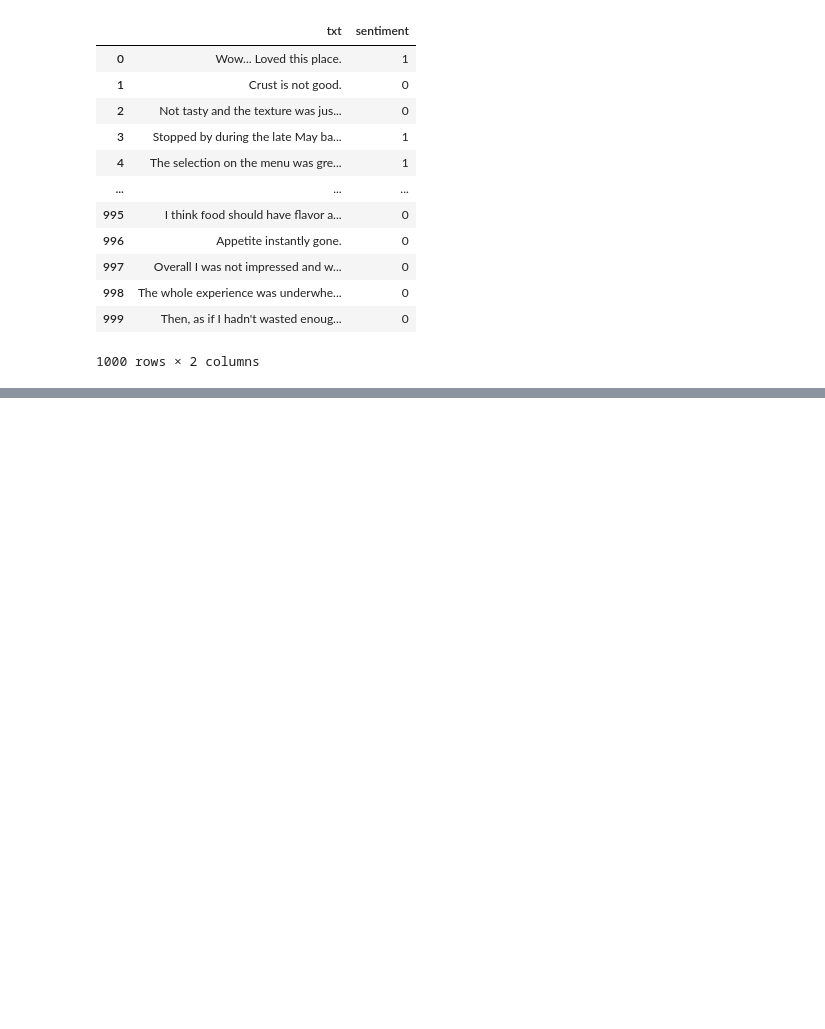
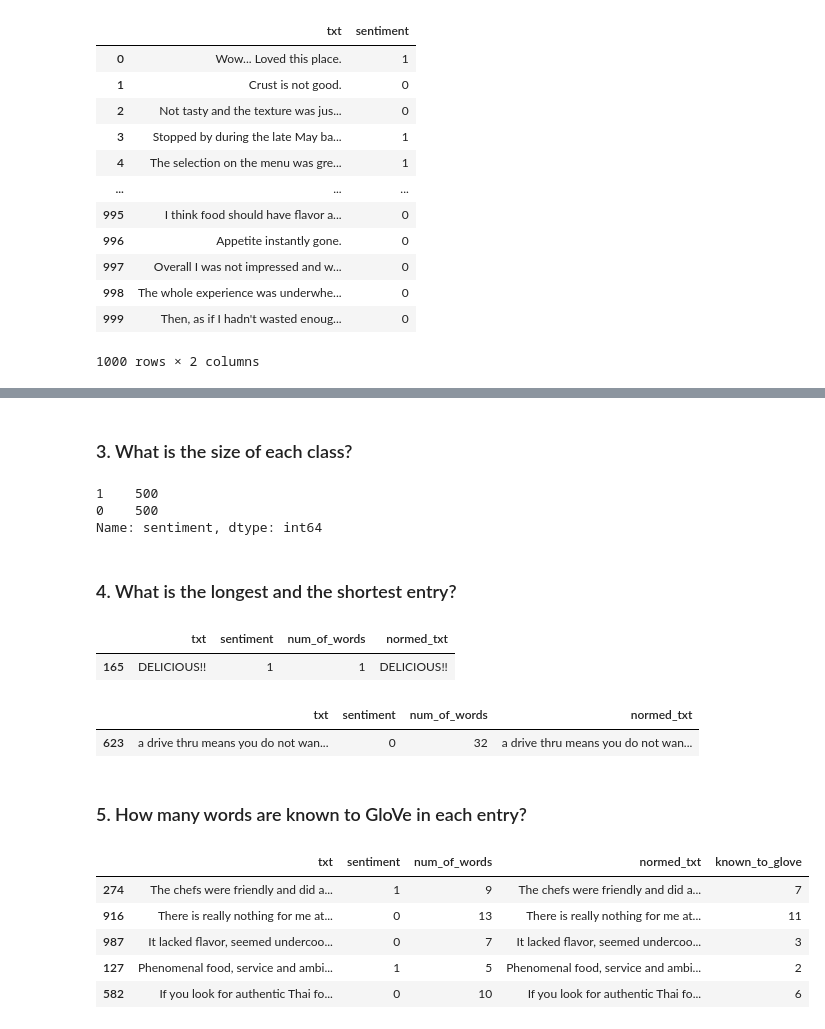
Before and after one commit to yairhoresh/Afeka, a Jupyter notebook: class_exercise_EDA_and_word_embedding.ipynb, the cells around one changed output, grey strips where cells are left out. Drawn from its saved outputs; the diff is of its cells as text; code cells hidden in the pictures; blank space fills up the shorter version.

```diff
--- a/class_exercise_EDA_and_word_embedding.ipynb
+++ b/class_exercise_EDA_and_word_embedding.ipynb
@@ -47,0 +80,23 @@ df
+# %% [markdown]
+### 3. What is the size of each class?
+# %%
+df.sentiment.value_counts()
+# %% [output]
+1    500
+0    500
+Name: sentiment, dtype: int64
+# %% [markdown]
+### 4. What is the longest and the shortest entry?
+# %%
+# assuming num of words
+df.sort_values(by=['num_of_words']).head(1)
+# %% [output]
+|  | txt | sentiment | num_of_words | normed_txt |
+| 165 | DELICIOUS!! | 1 | 1 | DELICIOUS!! |
+# %%
+df.sort_values(by=['num_of_words']).tail(1)
+# %% [output]
+|  | txt | sentiment | num_of_words | normed_txt |
+| 623 | a drive thru means you do not wan... | 0 | 32 | a drive thru means you do not wan... |
+# %% [markdown]
+### 5. How many words are known to GloVe in each entry?
@@ -47,0 +105,9 @@ df
+# %%
+df.sample(5)
+# %% [output]
+|  | txt | sentiment | num_of_words | normed_txt | known_to_glove |
+| 274 | The chefs were friendly and did a... | 1 | 9 | The chefs were friendly and did a... | 7 |
+| 916 | There is really nothing for me at... | 0 | 13 | There is really nothing for me at... | 11 |
+| 987 | It lacked flavor, seemed undercoo... | 0 | 7 | It lacked flavor, seemed undercoo... | 3 |
+| 127 | Phenomenal food, service and ambi... | 1 | 5 | Phenomenal food, service and ambi... | 2 |
+| 582 | If you look for authentic Thai fo... | 0 | 10 | If you look for authentic Thai fo... | 6 |
```
Also changed, not shown: parts of 23 cells of this notebook.
